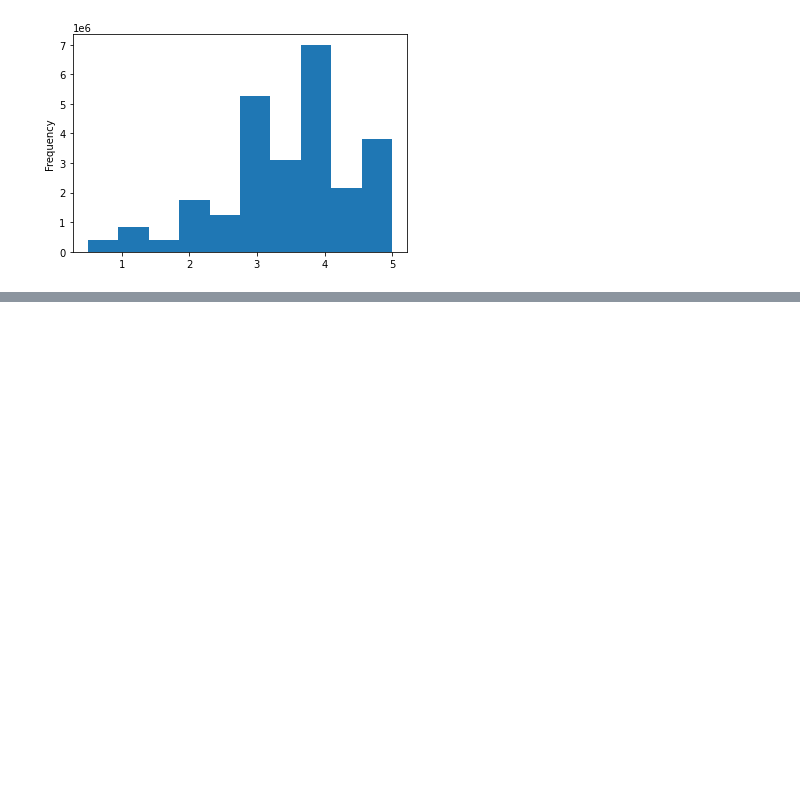
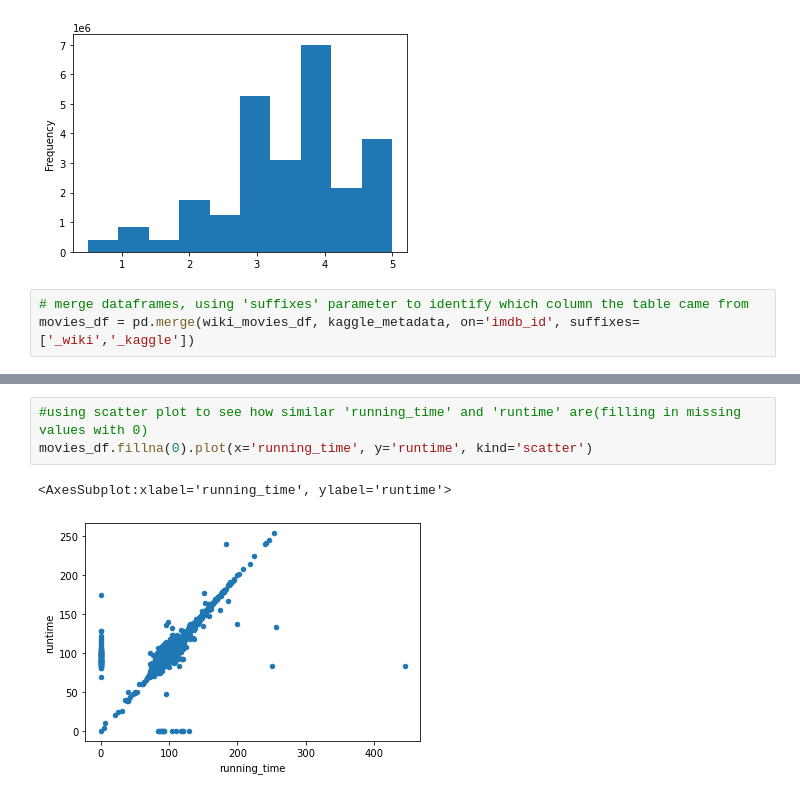
Before and after one commit to SeanTFarr/Movies-ETL, a Jupyter notebook: Movies-ETL.ipynb, the cells around one changed output, grey strips where cells are left out. Saved outputs shown, nothing was run; the diff lists cells and outputs as text; blank space fills up the shorter version.

Commit message:
merging DataFrames in Movies-ETL.ipynb

```diff
--- a/Movies-ETL.ipynb
+++ b/Movies-ETL.ipynb
@@ -838,3 +1029,6 @@ min                     0.50
 max                     5.00
 Name: rating, dtype: float64
 [figure]
+# %%
+# merge dataframes, using 'suffixes' parameter to identify which column the table came from
+movies_df = pd.merge(wiki_movies_df, kaggle_metadata, on='imdb_id', suffixes=['_wiki','_kaggle'])
@@ -840,0 +1096,6 @@ Name: rating, dtype: float64
+# %%
+#using scatter plot to see how similar 'running_time' and 'runtime' are(filling in missing values with 0)
+movies_df.fillna(0).plot(x='running_time', y='runtime', kind='scatter')
+# %% [output]
+<AxesSubplot:xlabel='running_time', ylabel='runtime'>
+[figure, added]
```
Also changed, not shown: parts of 68 cells of this notebook.
